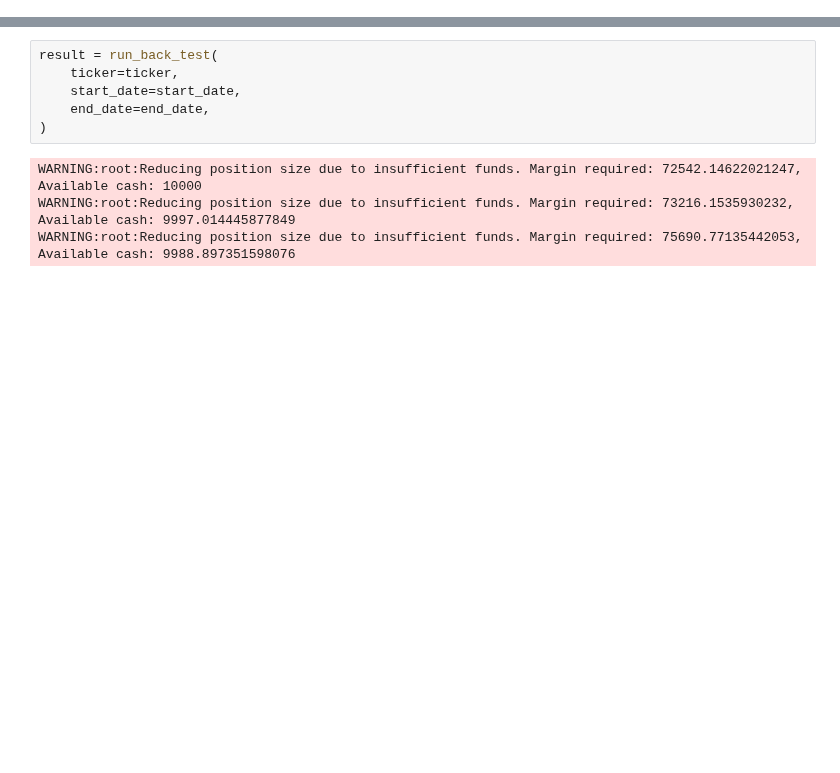
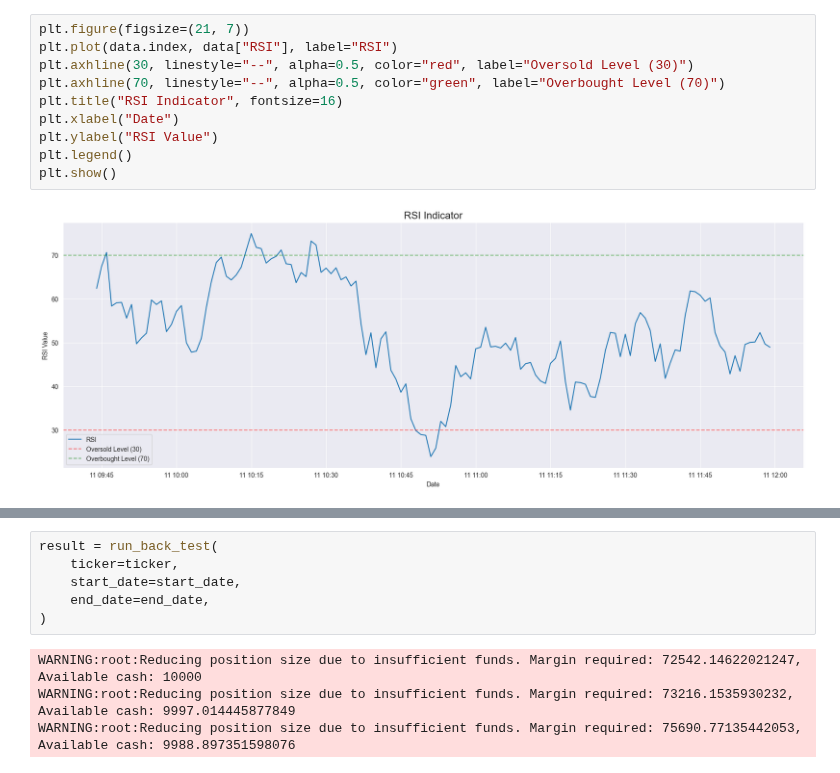
Before and after one commit to jurichar/high_freq_scalping_tool, a Jupyter notebook: notebooks/view_processed_data.ipynb, the cells around one changed output, grey strips where cells are left out. Drawn from its saved outputs; the diff is of its cells as text; blank space fills up the shorter version.

```diff
--- a/notebooks/view_processed_data.ipynb
+++ b/notebooks/view_processed_data.ipynb
@@ -55 +57,13 @@ This represent the Close Price of the stock market. The task is to visualize the
+# %%
+plt.figure(figsize=(21, 7))
+plt.plot(data.index, data["RSI"], label="RSI")
+plt.axhline(30, linestyle="--", alpha=0.5, color="red", label="Oversold Level (30)")
+plt.axhline(70, linestyle="--", alpha=0.5, color="green", label="Overbought Level (70)")
+plt.title("RSI Indicator", fontsize=16)
+plt.xlabel("Date")
+plt.ylabel("RSI Value")
+plt.legend()
+plt.show()
+# %% [output]
+[figure, added]
 # %%
```
Also changed, not shown: parts of 14 cells of this notebook, 1 other file.
